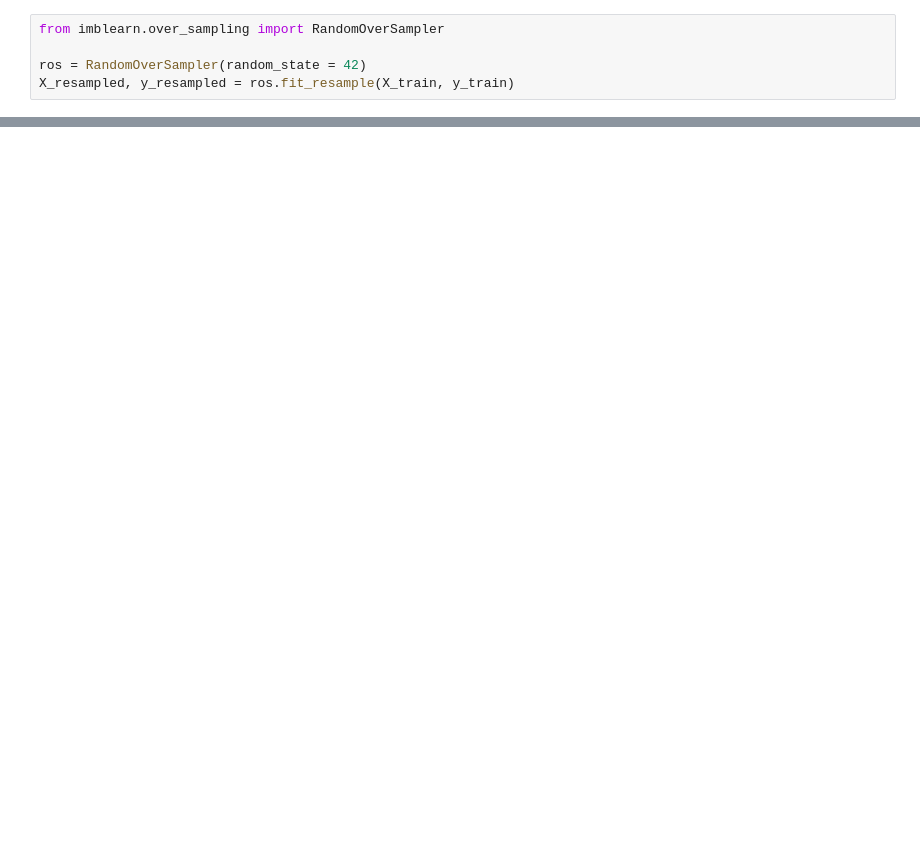
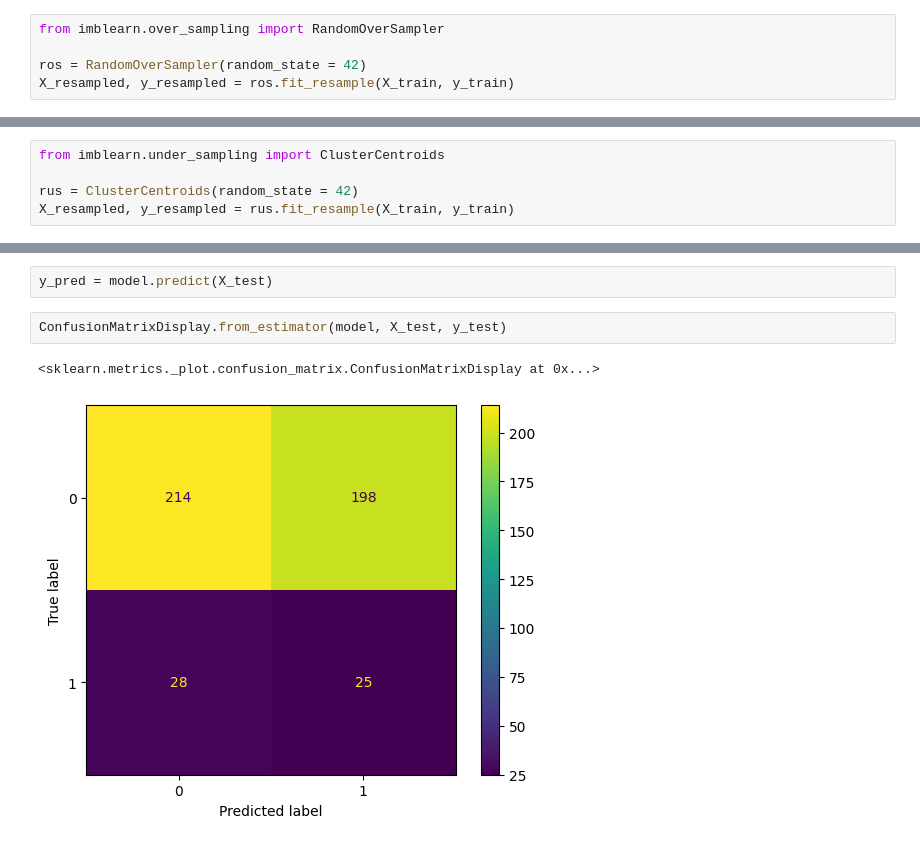
Before and after one commit to tsdandekar24/TanavDandekar_csci_1070_course, a Jupyter notebook: week_09_homework.ipynb, the cells around one changed output, grey strips where cells are left out. Saved outputs shown, nothing was run; the diff lists cells and outputs as text; blank space fills up the shorter version.

```diff
--- a/week_09_homework.ipynb
+++ b/week_09_homework.ipynb
@@ -99,0 +127,5 @@ LogisticRegression does not accept missing values encoded as NaN natively. For s
+# %%
+from imblearn.under_sampling import ClusterCentroids
+
+rus = ClusterCentroids(random_state = 42)
+X_resampled, y_resampled = rus.fit_resample(X_train, y_train)
@@ -99,0 +137,7 @@ LogisticRegression does not accept missing values encoded as NaN natively. For s
+# %%
+y_pred = model.predict(X_test)
+# %%
+ConfusionMatrixDisplay.from_estimator(model, X_test, y_test)
+# %% [output]
+<sklearn.metrics._plot.confusion_matrix.ConfusionMatrixDisplay at 0x...>
+[figure, added]
```
Also changed, not shown: parts of 35 cells of this notebook.
